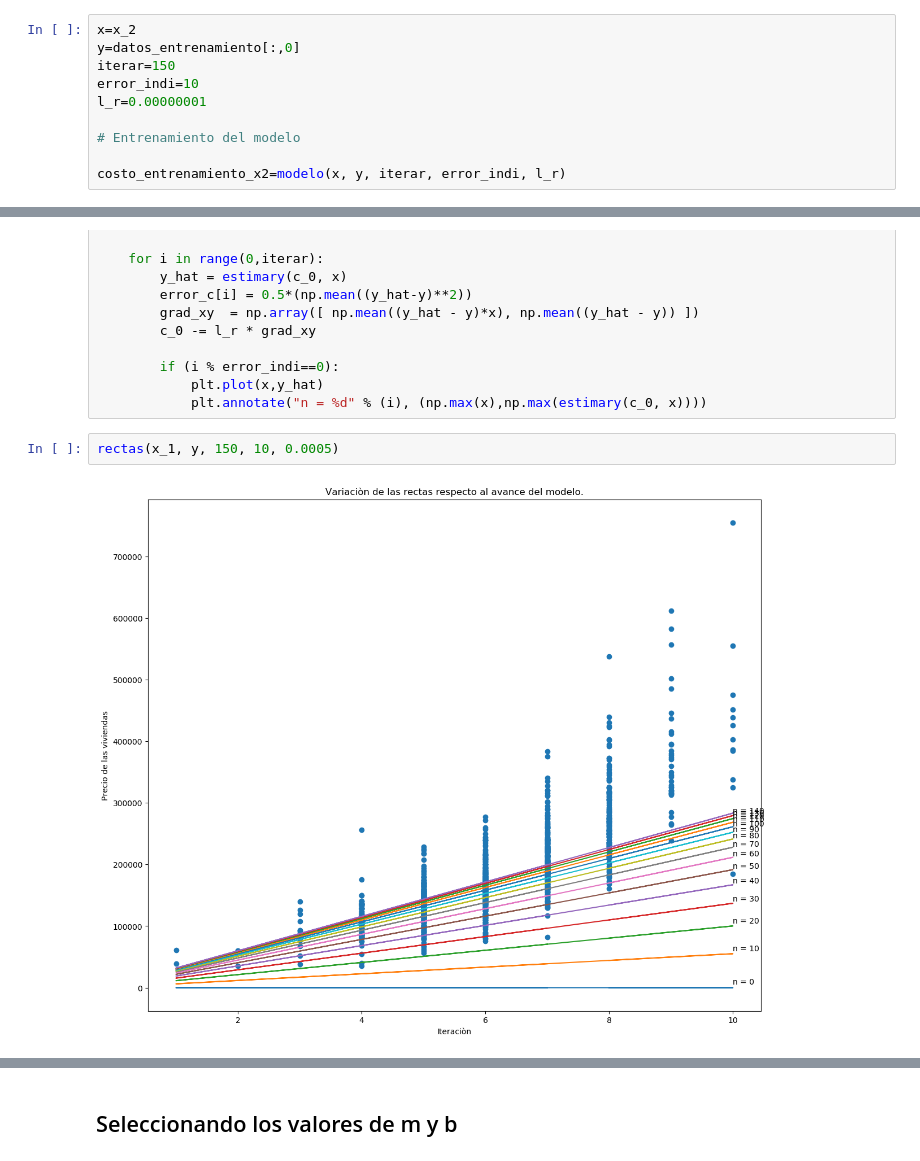
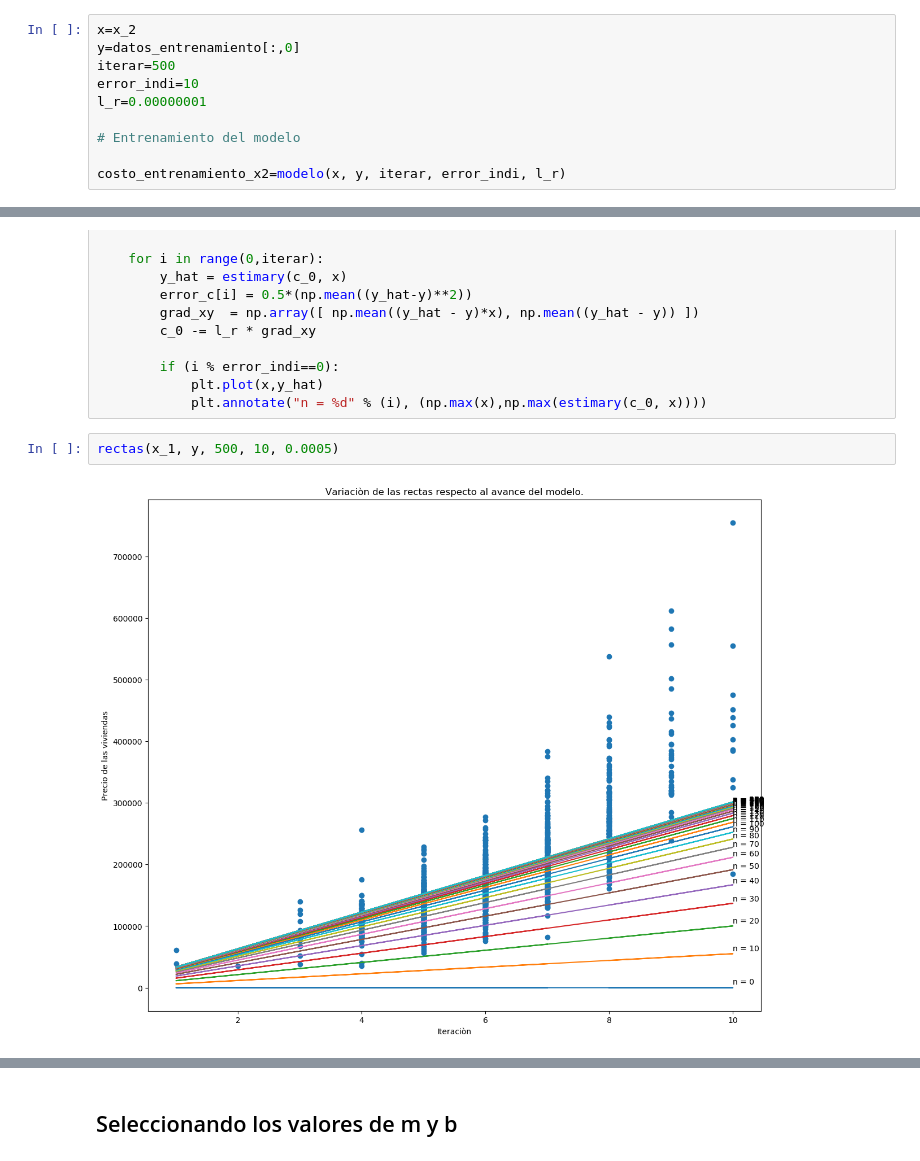
Before and after one commit to hebertoalegre/Ciencia-de-data-curso-de-python-, a Jupyter notebook: Untitled.ipynb, the cells around one changed output, grey strips where cells are left out. Saved outputs shown, nothing was run; the diff lists cells and outputs as text.

```diff
--- a/Untitled.ipynb
+++ b/Untitled.ipynb
@@ -165,7 +167,7 @@ costo_entrenamiento_x1=modelo(x, y, iterar, error_indi, l_r)
 # %%
 x=x_2
 y=datos_entrenamiento[:,0]
-iterar=150
+iterar=500
 error_indi=10
 l_r=0.00000001
 
@@ -229,7 +233,7 @@ def rectas(x, y, iterar, error_indi, l_r):
             plt.plot(x,y_hat)
             plt.annotate("n = %d" % (i), (np.max(x),np.max(estimary(c_0, x))))
 # %%
-rectas(x_1, y, 150, 10, 0.0005)
+rectas(x_1, y, 500, 10, 0.0005)
 # %% [output]
-[figure, old version]
+[figure, new version]
 # %%
```
Also changed, not shown: parts of 11 cells of this notebook.
